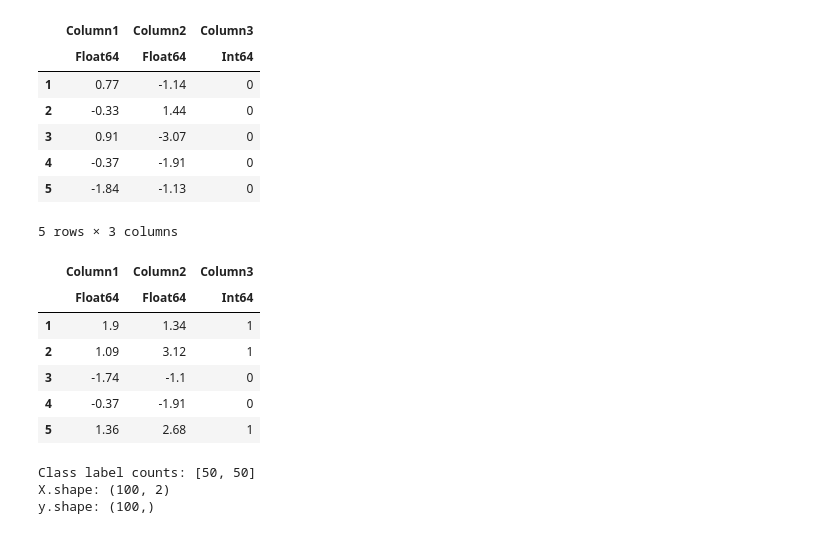
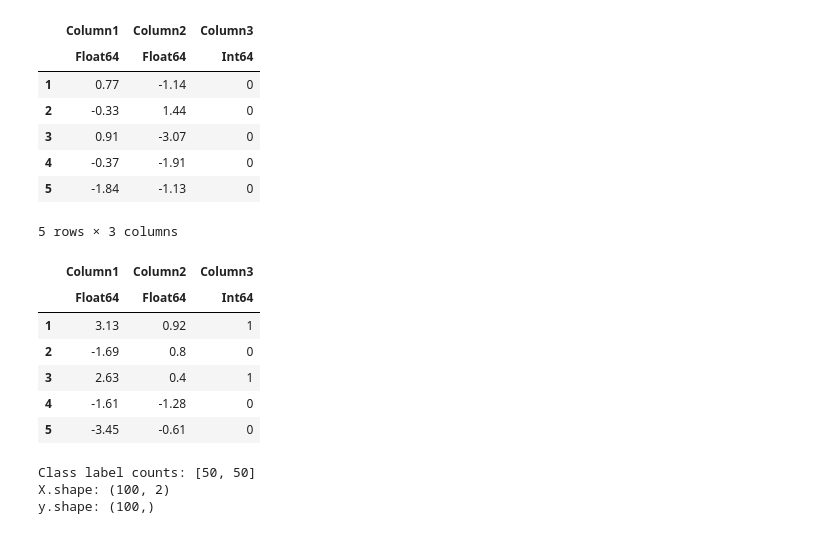
Before and after one commit to mf523/deeplearning-models, a Jupyter notebook: julia_ipynb/basic-ml/perceptron.ipynb, the cells around one changed output. Cells and saved outputs as stored; diff of their text form; code cells hidden in the pictures.

```diff
--- a/julia_ipynb/basic-ml/perceptron.ipynb
+++ b/julia_ipynb/basic-ml/perceptron.ipynb
@@ -71,19 +75,19 @@ first(data, 5)
 # %%
 # Shuffling & train/test split
 shuffle_idx = [i for i in range(1; stop=size(data)[1])]
-shuffle_rng = MersenneTwister(123)
+shuffle_rng = MersenneTwister(321)
 shuffle!(shuffle_rng, shuffle_idx)
 data_shuffled = data[shuffle_idx,:]
 first(data_shuffled, 5)
 # %% [output]
 5 rows × 3 columns
 |  | Column1 | Column2 | Column3 |
 |  | Float64 | Float64 | Int64 |
-| 1 | 1.9 | 1.34 | 1 |
-| 2 | 1.09 | 3.12 | 1 |
-| 3 | -1.74 | -1.1 | 0 |
-| 4 | -0.37 | -1.91 | 0 |
-| 5 | 1.36 | 2.68 | 1 |
+| 1 | 3.13 | 0.92 | 1 |
+| 2 | -1.69 | 0.8 | 0 |
+| 3 | 2.63 | 0.4 | 1 |
+| 4 | -1.61 | -1.28 | 0 |
+| 5 | -3.45 | -0.61 | 0 |
 # %%
 X, y = data_shuffled[:, 1:2], data_shuffled[:, 3]
 
```
Also changed, not shown: parts of 8 cells of this notebook.
